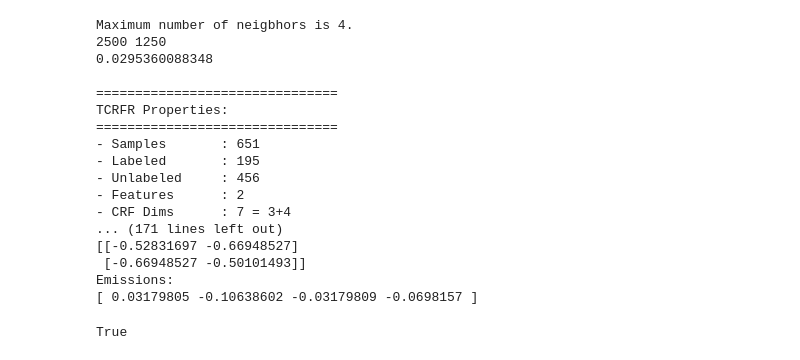
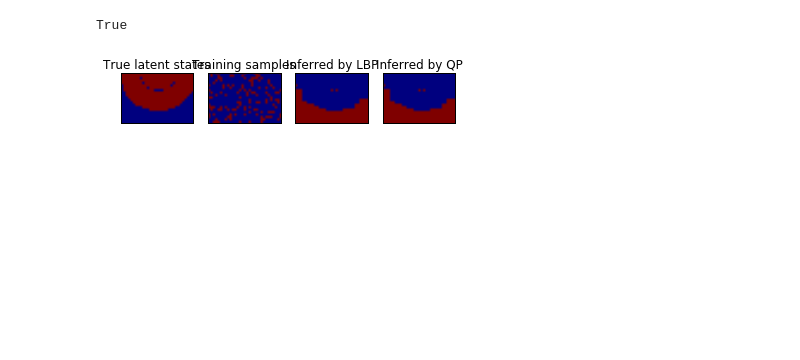
Before and after one commit to nicococo/niidbox, a Jupyter notebook: scripts/smiley.ipynb, the cells around one changed output. Drawn from its saved outputs; the diff is of its cells as text; code cells hidden in the pictures; blank space fills up the shorter version.

```diff
--- a/scripts/smiley.ipynb
+++ b/scripts/smiley.ipynb
@@ -56,32 +67,37 @@ True
 # %%
+%%capture
 lbpa = TCRFR_lbpa(x.T, y[linds], linds,  states=2, A=A, reg_theta=0.85, trans_sym=[1])
 lbpa.verbosity_level = 2
-lbpa.fit(use_grads=False)
+lbpa.fit(use_grads=False, auto_adjust=True)
 # %% [output]
-Maximum number of neigbhors is 4.
-2500 1250
-0.0295360088348
-
-===============================
-TCRFR Properties:
-===============================
-- Samples       : 651
-- Labeled       : 195
-- Unlabeled     : 456
-- Features      : 2
-- CRF Dims      : 7 = 3+4
-... (171 lines left out)
-[[-0.52831697 -0.66948527]
- [-0.66948527 -0.50101493]]
-Emissions:
-[ 0.03179805 -0.10638602 -0.03179809 -0.0698157 ]
+True
-True
 # %%
-plt.figure(1)
-plt.subplot(1, 3, 1)
+plt.subplot(1, 4, 1)
 plt.imshow(z)
-plt.subplot(1, 3, 2)
+plt.title('True latent states')
+plt.xticks([])
+plt.yticks([])
+
+plt.subplot(1, 4, 2)
+lbls = np.zeros(exms)
+lbls[linds] = 1
+plt.imshow(lbls.reshape((height, width), order='C'))
+plt.title('Training samples')
+plt.xticks([])
+plt.yticks([])
+
+plt.subplot(1, 4, 3)
 plt.imshow(lbpa.latent.reshape((height, width), order='C'))
-plt.subplot(1, 3, 3)
+plt.title('Inferred by LBP')
+plt.xticks([])
+plt.yticks([])
+
+plt.subplot(1, 4, 4)
 plt.imshow(qp.latent.reshape((height, width), order='C'))
+plt.title('Inferred by QP')
+plt.xticks([])
+plt.yticks([])
+
 plt.show()
+# %% [output]
+[figure, added]
```
Also changed, not shown: parts of 7 cells of this notebook.
